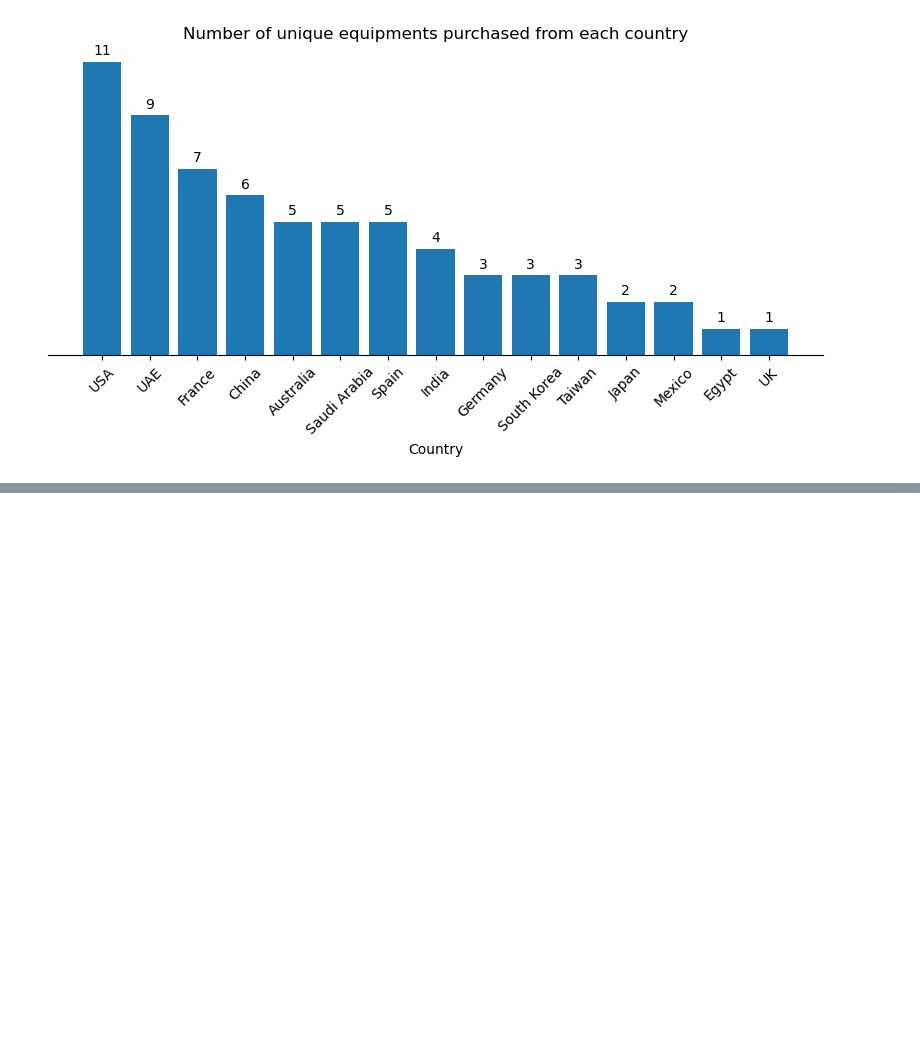
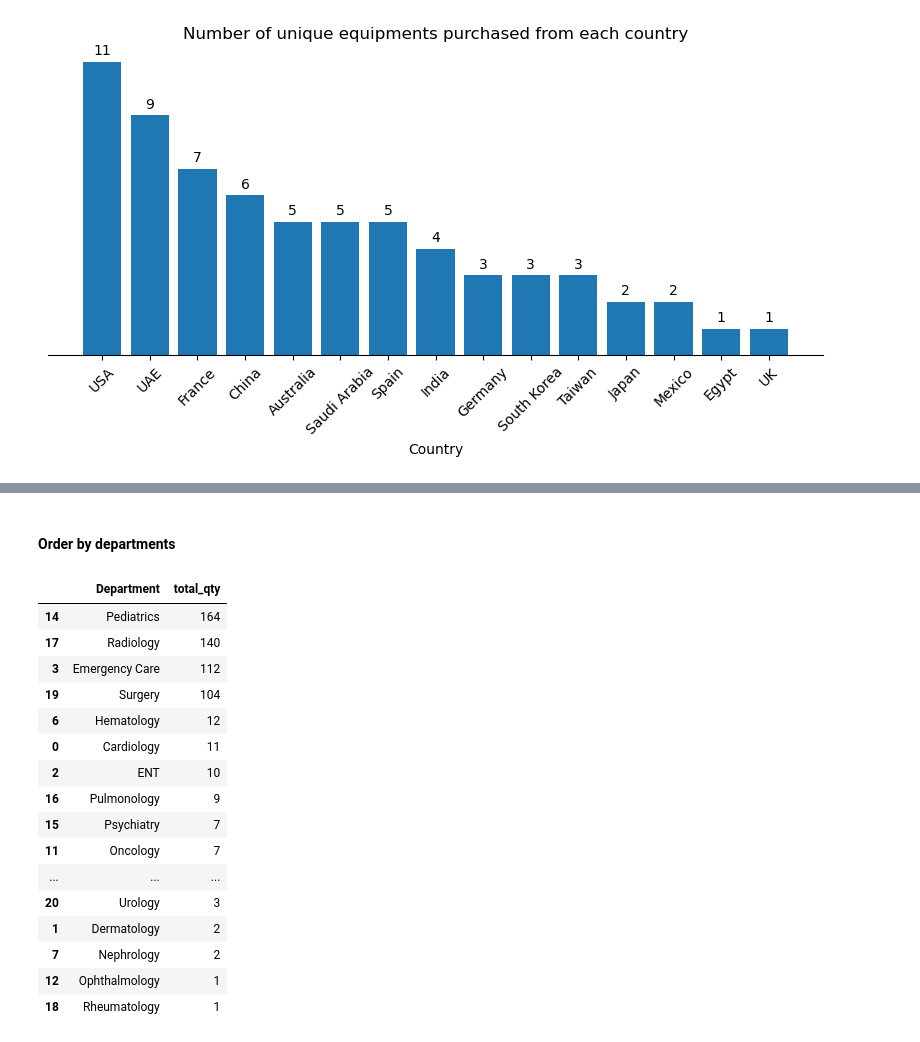
Before and after one commit to valezenwanne/Hospital_Procurement_Data_Analysis, a Jupyter notebook: Hospital Procurement Data Analysis.ipynb, the cells around one changed output, grey strips where cells are left out. Saved outputs shown, nothing was run; the diff lists cells and outputs as text; code cells hidden in the pictures; blank space fills up the shorter version.

```diff
--- a/Hospital Procurement Data Analysis.ipynb
+++ b/Hospital Procurement Data Analysis.ipynb
@@ -1314,0 +1377,23 @@ plt.show()
+# %% [markdown]
+#### Order by departments
+# %%
+#quantity of equipment ordered by departments
+df.groupby(['Department'], as_index=False).agg(total_qty=('Quantity', 'sum')).sort_values('total_qty', ascending=False)
+# %% [output]
+|  | Department | total_qty |
+| 14 | Pediatrics | 164 |
+| 17 | Radiology | 140 |
+| 3 | Emergency Care | 112 |
+| 19 | Surgery | 104 |
+| 6 | Hematology | 12 |
+| 0 | Cardiology | 11 |
+| 2 | ENT | 10 |
+| 16 | Pulmonology | 9 |
+| 15 | Psychiatry | 7 |
+| 11 | Oncology | 7 |
+| ... | ... | ... |
+| 20 | Urology | 3 |
+| 1 | Dermatology | 2 |
+| 7 | Nephrology | 2 |
+| 12 | Ophthalmology | 1 |
+| 18 | Rheumatology | 1 |
```
Also changed, not shown: parts of 8 cells of this notebook.
